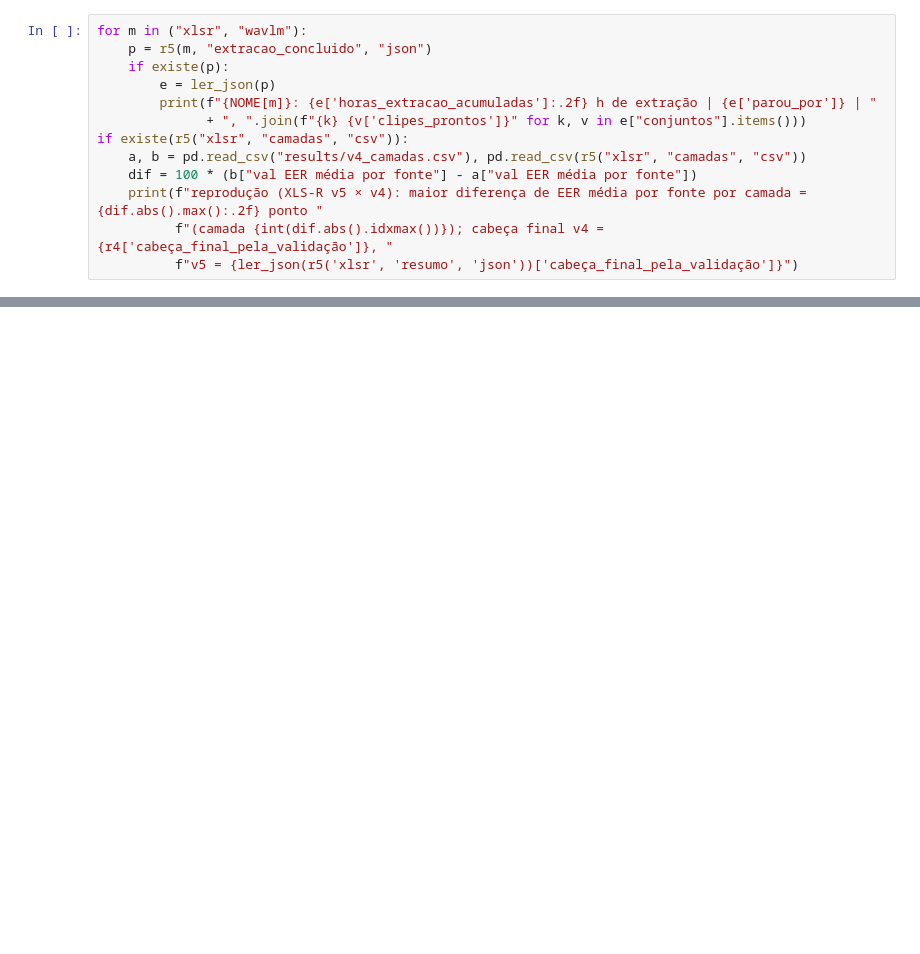
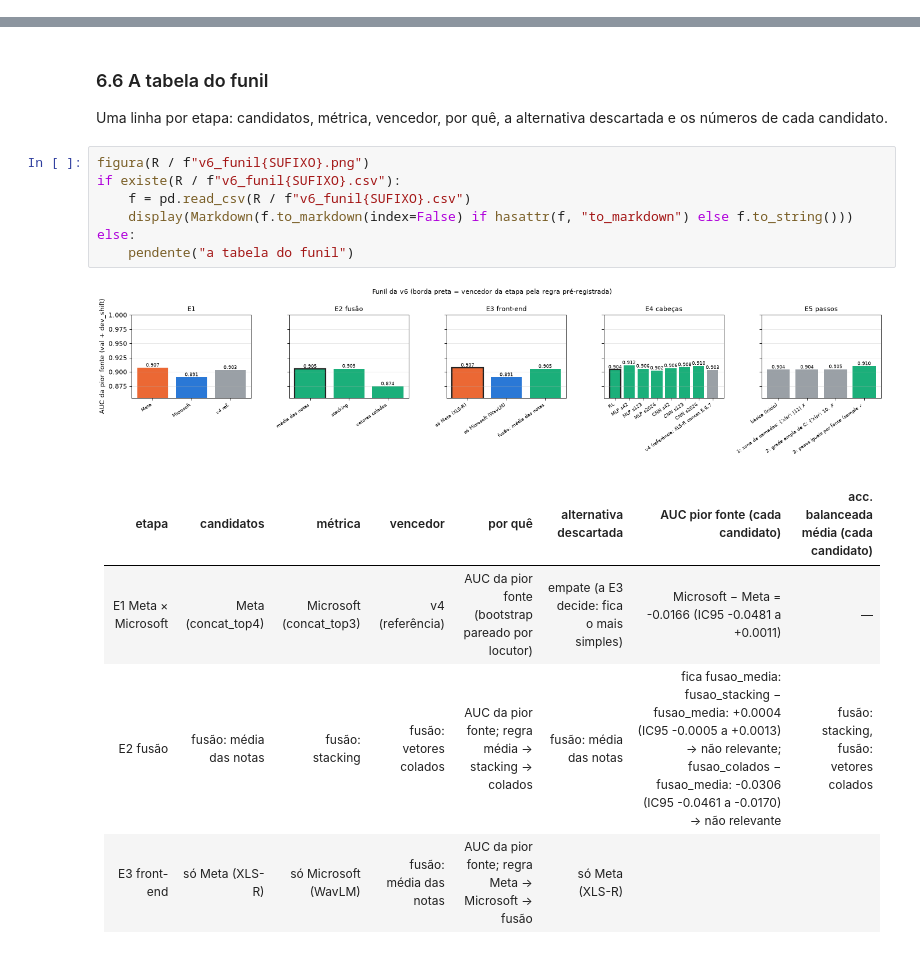
Before and after one commit to FredericoAyres/projeto_final_AI, a Jupyter notebook: notebook.ipynb, the cells around one changed output, grey strips where cells are left out. Saved outputs shown, nothing was run; the diff lists cells and outputs as text; blank space fills up the shorter version.

```diff
--- a/notebook.ipynb
+++ b/notebook.ipynb
@@ -342,13 +0,0 @@ display(pd.DataFrame(linhas).round(3)) if linhas else pendente("os atalhos")
-# %%
-for m in ("xlsr", "wavlm"):
-    p = r5(m, "extracao_concluido", "json")
-    if existe(p):
-        e = ler_json(p)
-        print(f"{NOME[m]}: {e['horas_extracao_acumuladas']:.2f} h de extração | {e['parou_por']} | "
-              + ", ".join(f"{k} {v['clipes_prontos']}" for k, v in e["conjuntos"].items()))
-if existe(r5("xlsr", "camadas", "csv")):
-    a, b = pd.read_csv("results/v4_camadas.csv"), pd.read_csv(r5("xlsr", "camadas", "csv"))
-    dif = 100 * (b["val EER média por fonte"] - a["val EER média por fonte"])
-    print(f"reprodução (XLS-R v5 × v4): maior diferença de EER média por fonte por camada = {dif.abs().max():.2f} ponto "
-          f"(camada {int(dif.abs().idxmax())}); cabeça final v4 = {r4['cabeça_final_pela_validação']}, "
-          f"v5 = {ler_json(r5('xlsr', 'resumo', 'json'))['cabeça_final_pela_validação']}")
@@ -668,0 +514,17 @@ if cmp_ and teste is not None:
+# %% [markdown]
+### 6.6 A tabela do funil
+Uma linha por etapa: candidatos, métrica, vencedor, por quê, a alternativa descartada e os números de cada candidato.
+# %%
+figura(R / f"v6_funil{SUFIXO}.png")
+if existe(R / f"v6_funil{SUFIXO}.csv"):
+    f = pd.read_csv(R / f"v6_funil{SUFIXO}.csv")
+    display(Markdown(f.to_markdown(index=False) if hasattr(f, "to_markdown") else f.to_string()))
+else:
+    pendente("a tabela do funil")
+# %% [output]
+[figure, added]
+| etapa                         | candidatos                                                                                                                                                                                                                                                            | métrica                                                                                                          | vencedor                                  | por quê                                                                                                                                                                                  | alternativa descartada                                                                | AUC pior fonte (cada candidato)                                                                                                                                                                                                                                                                                                              | acc. balanceada média (cada candidato)                                                                                                                                                                                                                                                                                             |
+|:------------------------------|:----------------------------------------------------------------------------------------------------------------------------------------------------------------------------------------------------------------------------------------------------------------------|:-----------------------------------------------------------------------------------------------------------------|:------------------------------------------|:-----------------------------------------------------------------------------------------------------------------------------------------------------------------------------------------|:--------------------------------------------------------------------------------------|:---------------------------------------------------------------------------------------------------------------------------------------------------------------------------------------------------------------------------------------------------------------------------------------------------------------------------------------------|:-----------------------------------------------------------------------------------------------------------------------------------------------------------------------------------------------------------------------------------------------------------------------------------------------------------------------------------|
+| E1 Meta × Microsoft           | Meta (concat_top4) | Microsoft (concat_top3) | v4 (referência)                                                                                                                                                                                                        | AUC da pior fonte (bootstrap pareado por locutor)                                                                | empate (a E3 decide: fica o mais simples) | Microsoft − Meta = -0.0166 (IC95 -0.0481 a +0.0011)                                                                                                                                      | —                                                                                     | Meta (concat_top4): 0.9072; Microsoft (concat_top3): 0.8906; v4 (referência): 0.9031                                                                                                                                                                                                                                                         | Meta (concat_top4): 0.905; Microsoft (concat_top3): 0.904; v4 (referência): 0.913                                                                                                                                                                                                                                                  |
+| E2 fusão                      | fusão: média das notas | fusão: stacking | fusão: vetores colados                                                                                                                                                                                                     | AUC da pior fonte; regra média → stacking → colados                                                              | fusão: média das notas                    | fica fusao_media: fusao_stacking − fusao_media: +0.0004 (IC95 -0.0005 a +0.0013) → não relevante; fusao_colados − fusao_media: -0.0306 (IC95 -0.0461 a -0.0170) → não relevante          | fusão: stacking, fusão: vetores colados                                               | fusão: média das notas: 0.9051; fusão: stacking: 0.9055; fusão: vetores colados: 0.8744                                                                                                                                                                                                                                                      | fusão: média das notas: 0.914; fusão: stacking: 0.913; fusão: vetores colados: 0.925                                                                                                                                                                                                                                               |
+| E3 front-end                  | só Meta (XLS-R) | só Microsoft (WavLM) | fusão: média das notas                                                                                                                                                                                                       | AUC da pior fonte; regra Meta → Microsoft → fusão                                                                | só Meta (XLS-R)
```
Also changed, not shown: parts of 73 cells of this notebook, 57 other files.
